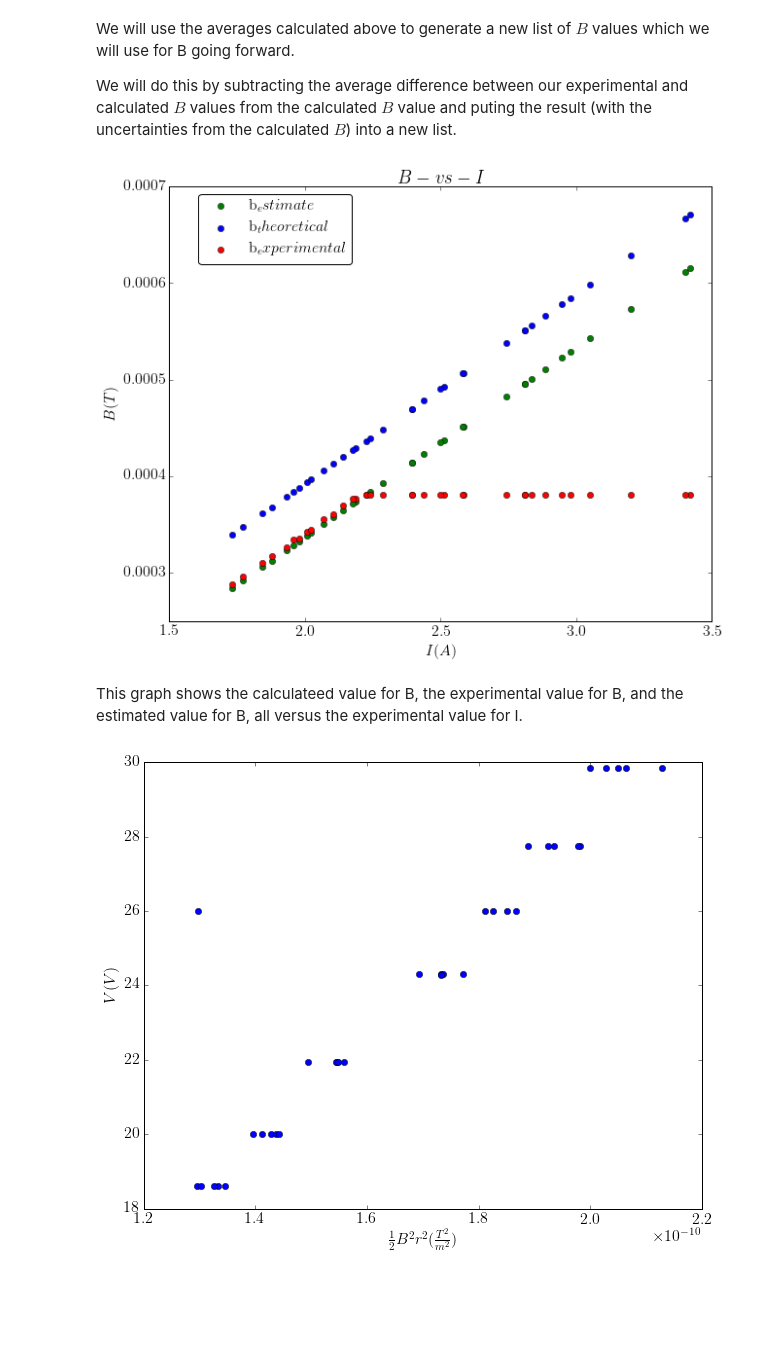
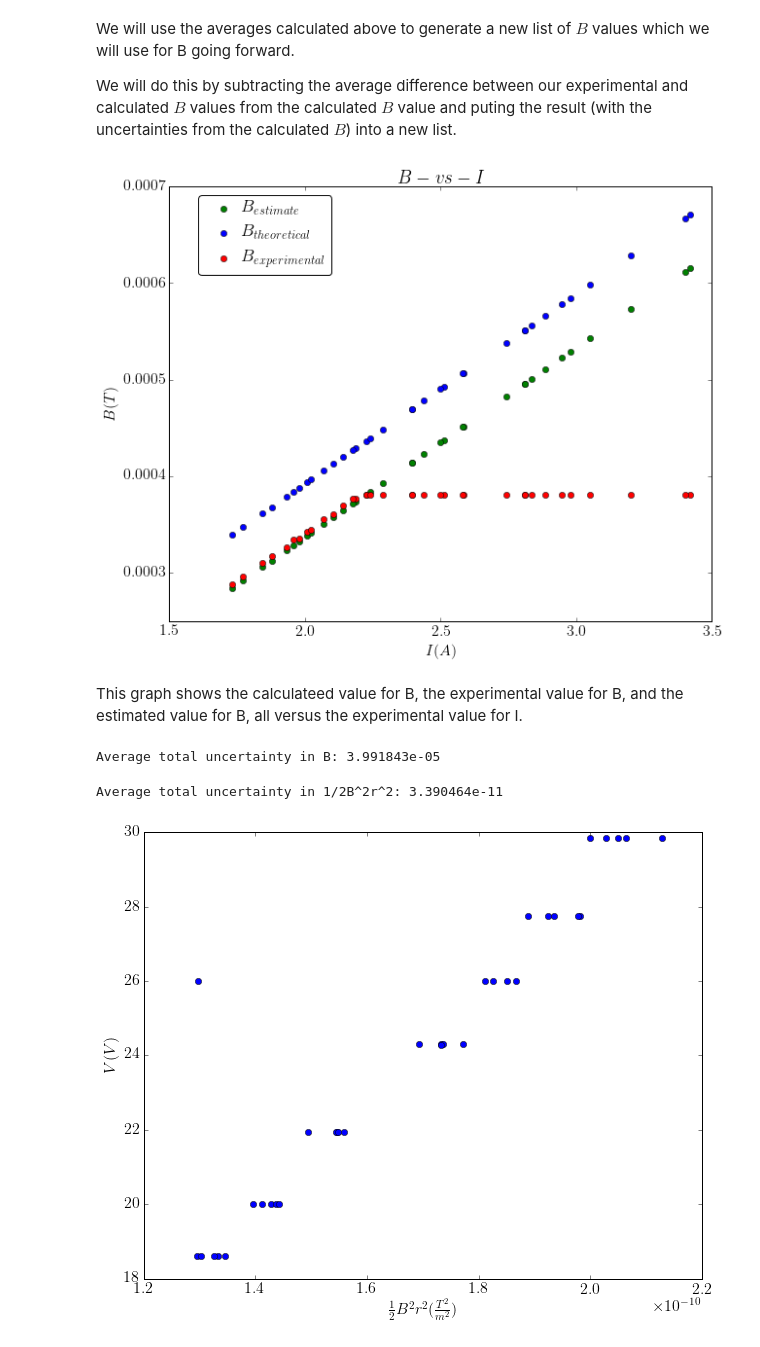
Before and after one commit to samuel-barton/ilab, a Jupyter notebook: e_over_m/src/data_analysis.ipynb, the cells around one changed output. Cells and saved outputs as stored; diff of their text form; code cells hidden in the pictures; blank space fills up the shorter version.

```diff
--- a/e_over_m/src/data_analysis.ipynb
+++ b/e_over_m/src/data_analysis.ipynb
@@ -18,9 +18,10 @@ from uncertainties import ufloat
 #Permiability of free space
 mu_0 = 4*np.pi*10**(-7)
 # number of turns in each Helmholtz coil
-N = ufloat(72, 1)
+N = ufloat(72, 1, "N")
+#N = 72
 # the mean radius of the Helmholtz coils (in m)
-a = ufloat(0.33, 0.005)
+a = ufloat(0.33, 0.005, "a")
 # %% [markdown]
 This is how you customize the global look and feel settings for matplotlib. See http://matplotlib.org/users/customizing.html for more details.
 # %%
@@ -32,8 +33,9 @@ params = {
     'font.serif': ['Computer Modern'],
     'figure.figsize': (10,8),
     'legend.numpoints': 1,
-    'legend.fontsize': 16,
+    'legend.fontsize': 18,
     'legend.fancybox': True,
+    'legend.handletextpad': 0.01
 }
 
 plt.rcParams.update(params)
@@ -112,9 +114,9 @@ for run in averages:
     b_experimental.append(run[1])
     I_experimental.append(run[2])
     V_experimental.append(run[3])
-    V_ex_with_uncert.append(ufloat(run[3], 2))
-    r_val_with_uncert.append(ufloat(run[0], 0.001))
-    I = ufloat(run[2], 0.2)
+    V_ex_with_uncert.append(ufloat(run[3], 2, "V"))
+    r_val_with_uncert.append(ufloat(run[0], 0.001, "r"))
+    I = ufloat(run[2], 0.2, "I")
     I_ex_with_uncert.append(I)
     b_calc_with_uncert.append(((8*mu_0*N*I)/(a*np.sqrt(125))))
 # %% [markdown]
@@ -154,24 +156,29 @@ We will use the averages calculated above to generate a new list of $B$ values w
 
 We will do this by subtracting the average difference between our experimental and calculated $B$ values from the calculated $B$ value and puting the result (with the uncertainties from the calculated $B$) into a new list.
 # %%
-b_est_with_uncert = [ufloat(val.n + avg, val.s) for val in b_calc_with_uncert]
+b_est_with_uncert = [val + avg for val in b_calc_with_uncert]
 
 # This list is here so we can graph our estimate for b.
 b_estimate = [b.n for b in b_est_with_uncert]
 # %%
-plt.plot(I_experimental, b_estimate, 'go', label="b_estimate")
-plt.plot(I_experimental, b_calculated,"bo", label="b_theoretical")
-plt.plot(I_experimental, be_in_T,"ro", label="b_experimental")
+plt.plot(I_experimental, b_estimate, 'go', label="$B_{estimate}$")
+plt.plot(I_experimental, b_calculated,"bo", label="$B_{theoretical}$")
+plt.plot(I_experimental, be_in_T,"ro", label="$B_{experimental}$")
 plt.xlabel(r'$I (A)$')
 plt.ylabel(r'$B (T)$')
-plt.legend(bbox_to_anchor=(0.35,1))
+plt.legend(bbox_to_anchor=(0.315,1))
+#plt.legend(bbox_to_anchor=(0.65,1.044))
 plt.title(r'$B - vs - I$')
-plt.savefig('../images/comparing_b.png', bbox_inches=0, dpi=600)
+plt.savefig('../images/comparing_b.png', bbox_inches='tight', pad_inches=0.5, dpi=400)
 plt.show()
 # %% [output]
-[figure, old version]
+[figure, new version]
 # %% [markdown]
 This graph shows the calculateed value for B, the experimental value for B, and the estimated value for B, all versus the experimental value for I.
+# %%
+print("Average total uncertainty in B: {:e}".format(np.mean([val.s for val in b_est_with_uncert])))
+# %% [output]
+Average total uncertainty in B: 3.991843e-05
 # %%
 x_axis_with_uncert = []
 i = 0
@@ -181,6 +188,10 @@ while (i < len(b_est_with_uncert)):
 
 # Used for plotting
 x_axis = [val.n for val in x_axis_with_uncert]
+
+print("Average total uncertainty in 1/2B^2r^2: {:e}".format(np.mean([val.s for val in x_axis_with_uncert])))
+# %% [output]
+Average total uncertainty in 1/2B^2r^2: 3.390464e-11
 # %%
 plt.plot(x_axis, V_experimental, 'o')
 plt.xlabel(r'$\frac{1}{2} B^2 r^2 (\frac{T^2}{m^2})$')
```
Also changed, not shown: parts of 10 cells of this notebook, 14 other files.
